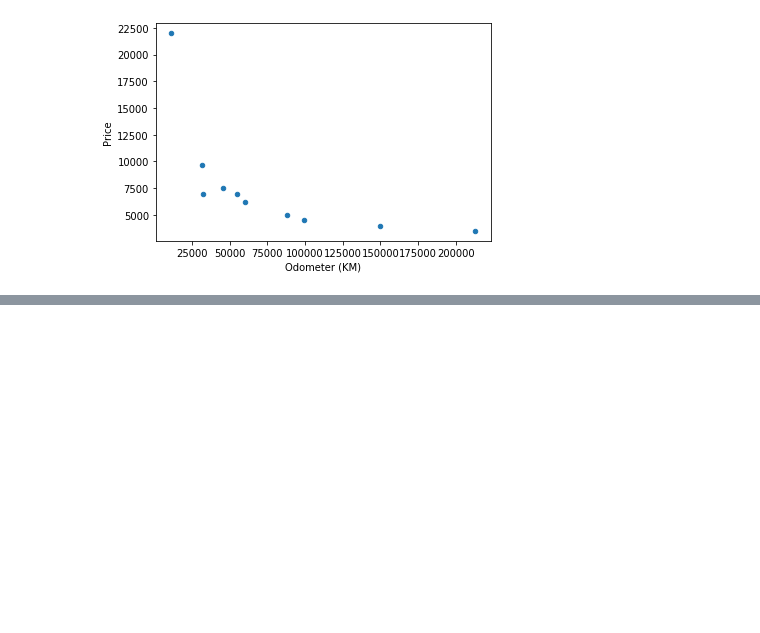
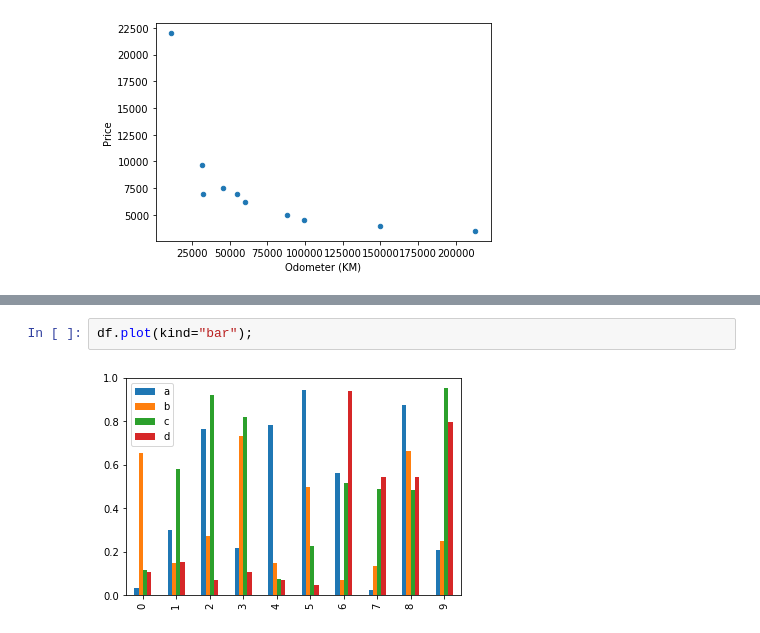
Before and after one commit to negreteo/conda_sample_project, a Jupyter notebook: introduction-to-matplotlib.ipynb, the cells around one changed output, grey strips where cells are left out. Cells and saved outputs as stored; diff of their text form; blank space fills up the shorter version.

```diff
--- a/introduction-to-matplotlib.ipynb
+++ b/introduction-to-matplotlib.ipynb
@@ -263,0 +288,4 @@ car_sales.plot(x="Odometer (KM)", y="Price", kind="scatter");
+# %%
+df.plot(kind="bar");
+# %% [output]
+[figure, added]
```
Also changed, not shown: parts of 6 cells of this notebook.
